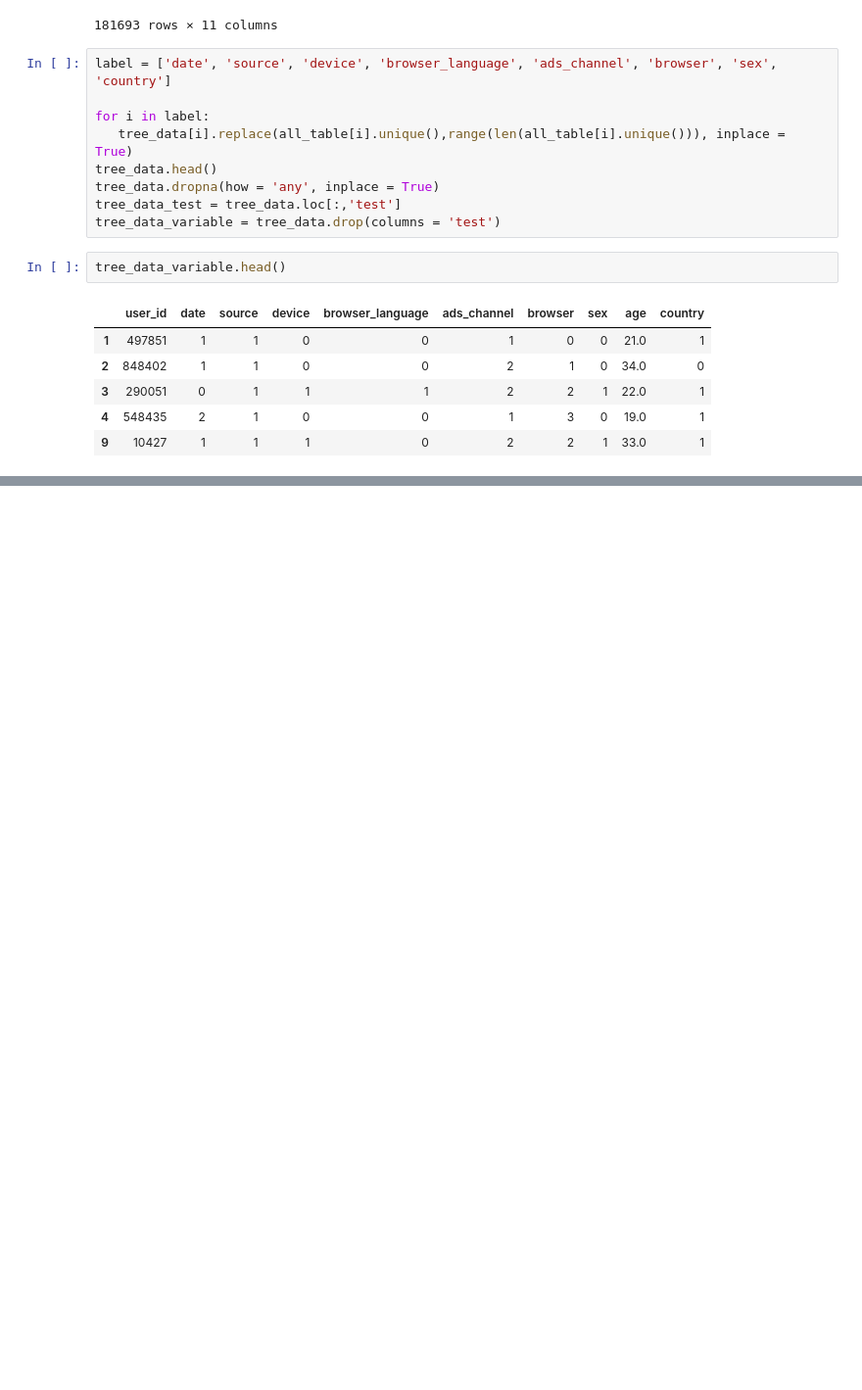
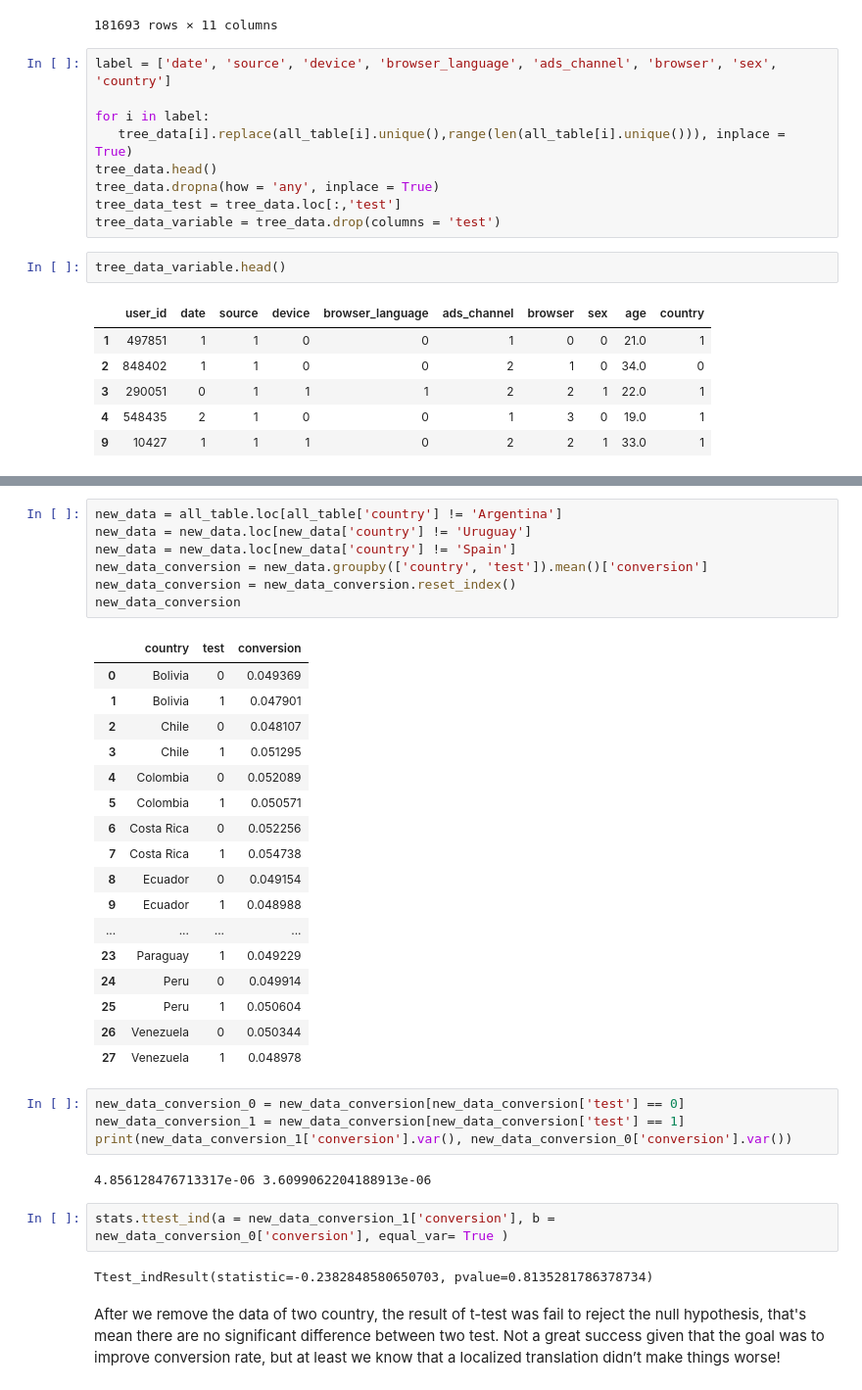
Before and after one commit to menghe2727/data_science, a Jupyter notebook: spanish_ab_test/spanish_ab_test.ipynb, the cells around one changed output, grey strips where cells are left out. Shown: that part at 98% size. Drawn from its saved outputs; the diff is of its cells as text; blank space fills up the shorter version.

```diff
--- a/spanish_ab_test/spanish_ab_test.ipynb
+++ b/spanish_ab_test/spanish_ab_test.ipynb
@@ -386,0 +411,40 @@ tree.plot_tree(clf)
+# %%
+new_data = all_table.loc[all_table['country'] != 'Argentina']
+new_data = new_data.loc[new_data['country'] != 'Uruguay']
+new_data = new_data.loc[new_data['country'] != 'Spain']
+new_data_conversion = new_data.groupby(['country', 'test']).mean()['conversion']
+new_data_conversion = new_data_conversion.reset_index()
+new_data_conversion
+# %% [output]
+|  | country | test | conversion |
+| 0 | Bolivia | 0 | 0.049369 |
+| 1 | Bolivia | 1 | 0.047901 |
+| 2 | Chile | 0 | 0.048107 |
+| 3 | Chile | 1 | 0.051295 |
+| 4 | Colombia | 0 | 0.052089 |
+| 5 | Colombia | 1 | 0.050571 |
+| 6 | Costa Rica | 0 | 0.052256 |
+| 7 | Costa Rica | 1 | 0.054738 |
+| 8 | Ecuador | 0 | 0.049154 |
+| 9 | Ecuador | 1 | 0.048988 |
+| ... | ... | ... | ... |
+| 23 | Paraguay | 1 | 0.049229 |
+| 24 | Peru | 0 | 0.049914 |
+| 25 | Peru | 1 | 0.050604 |
+| 26 | Venezuela | 0 | 0.050344 |
+| 27 | Venezuela | 1 | 0.048978 |
+# %%
+new_data_conversion_0 = new_data_conversion[new_data_conversion['test'] == 0]
+new_data_conversion_1 = new_data_conversion[new_data_conversion['test'] == 1]
+print(new_data_conversion_1['conversion'].var(), new_data_conversion_0['conversion'].var())
+# %% [output]
+4.856128476713317e-06 3.6099062204188913e-06
+# %%
+stats.ttest_ind(a = new_data_conversion_1['conversion'], b = new_data_conversion_0['conversion'], equal_var= True )
+# %% [output]
+Ttest_indResult(statistic=-0.2382848580650703, pvalue=0.8135281786378734)
+# %% [markdown]
+After we remove the data of two country, the result of t-test was fail to reject the null hypothesis,
+that's mean there are no significant difference between two test. Not a great success given that the
+goal was to improve conversion rate, but at least we know that a localized translation didn’t make things
+worse!
```
Also changed, not shown: parts of 2 cells of this notebook.
